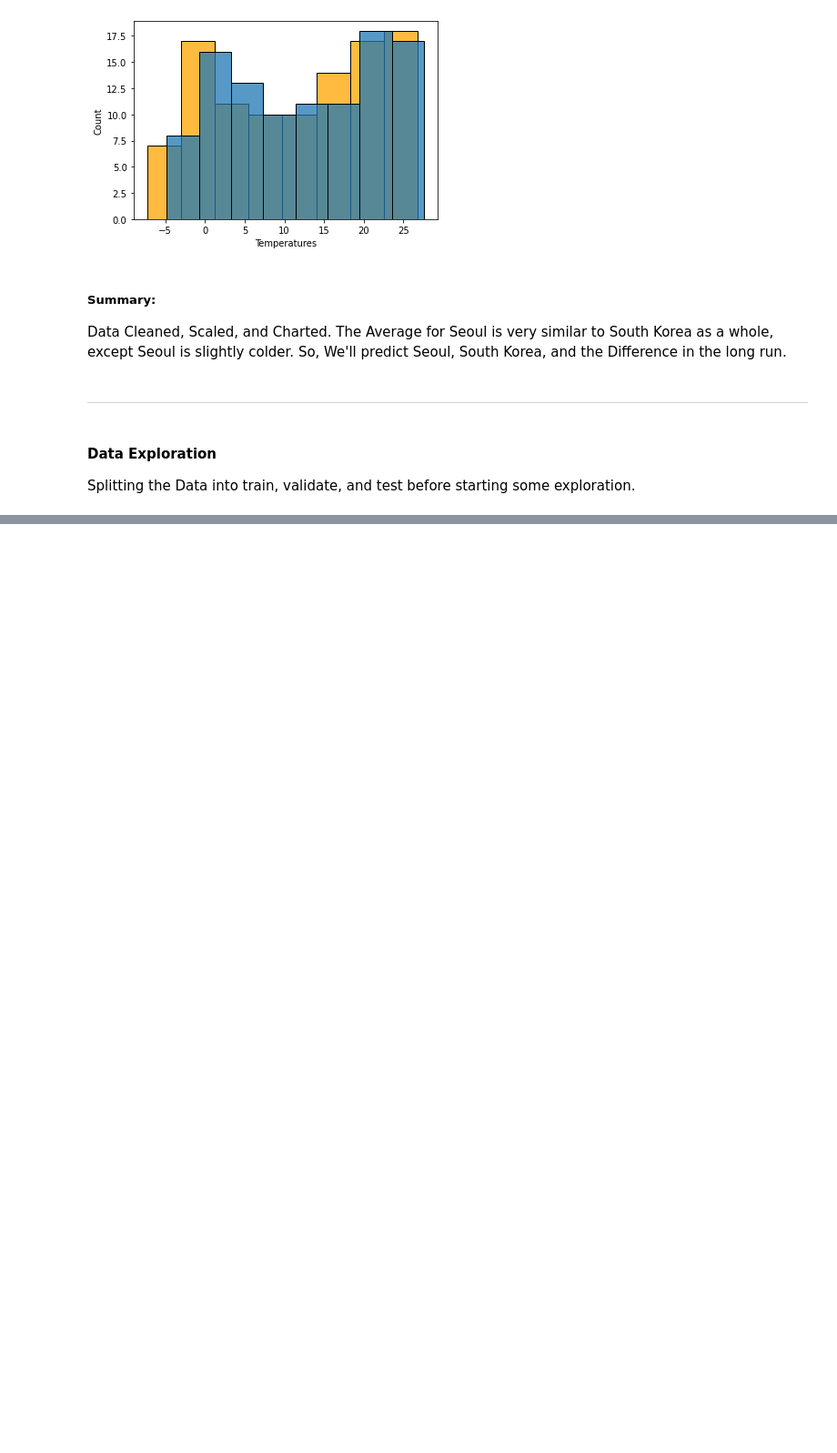
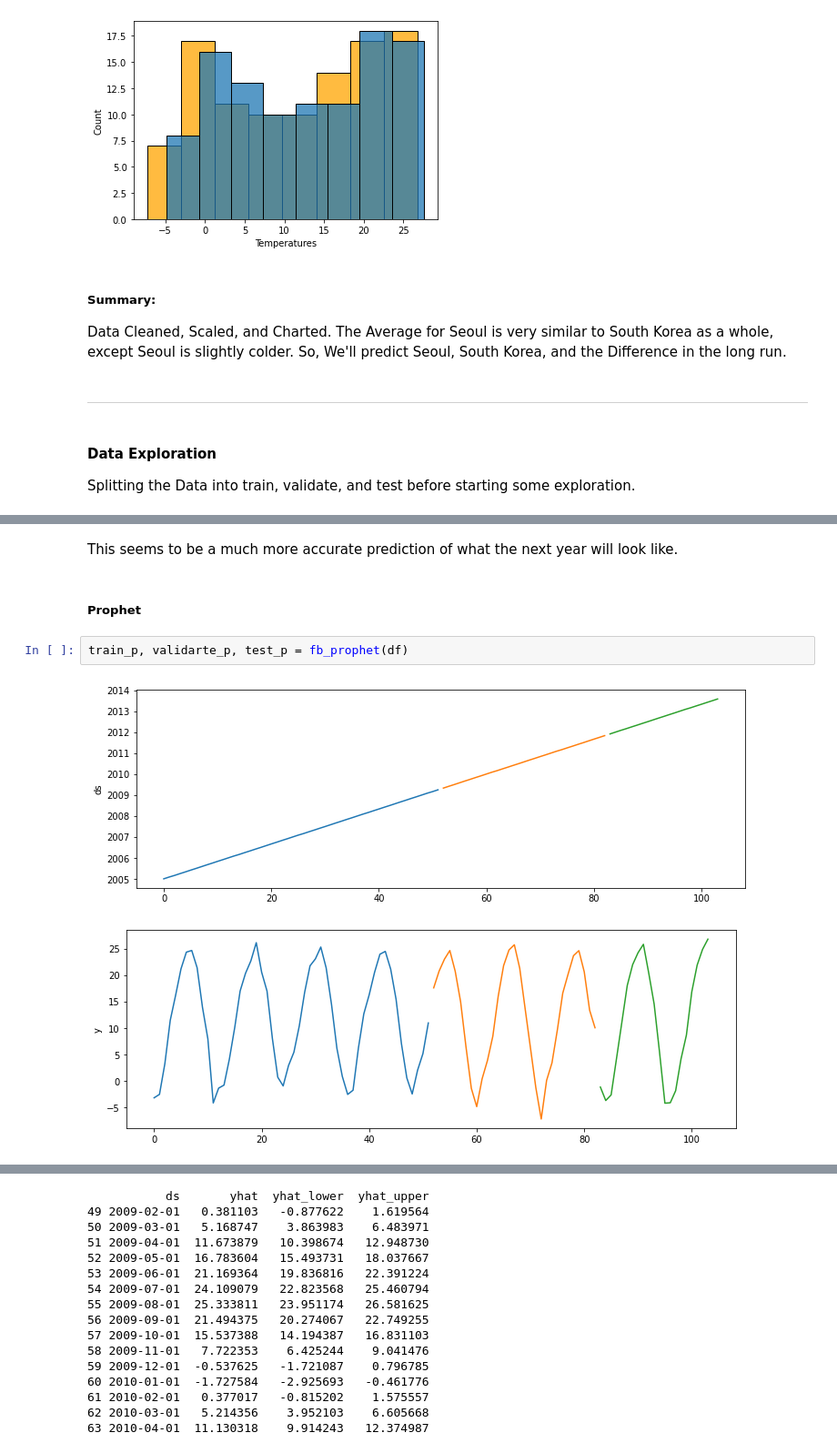
Before and after one commit to JenniferMLewis/time_series_mini_project, a Jupyter notebook: final_notebook.ipynb, the cells around one changed output, grey strips where cells are left out. Shown: that part at 91% size. Saved outputs shown, nothing was run; the diff lists cells and outputs as text; blank space fills up the shorter version.

```diff
--- a/final_notebook.ipynb
+++ b/final_notebook.ipynb
@@ -107,0 +259,9 @@ Correlation : 0.9986328749191393
+# %% [markdown]
+This seems to be a much more accurate prediction of what the next year will look like.
+# %% [markdown]
+##### Prophet
+# %%
+train_p, validarte_p, test_p = fb_prophet(df)
+# %% [output]
+[figure, added]
+[figure, added]
@@ -107,0 +270,16 @@ Correlation : 0.9986328749191393
+           ds       yhat  yhat_lower  yhat_upper
+49 2009-02-01   0.381103   -0.877622    1.619564
+50 2009-03-01   5.168747    3.863983    6.483971
+51 2009-04-01  11.673879   10.398674   12.948730
+52 2009-05-01  16.783604   15.493731   18.037667
+53 2009-06-01  21.169364   19.836816   22.391224
+54 2009-07-01  24.109079   22.823568   25.460794
+55 2009-08-01  25.333811   23.951174   26.581625
+56 2009-09-01  21.494375   20.274067   22.749255
+57 2009-10-01  15.537388   14.194387   16.831103
+58 2009-11-01   7.722353    6.425244    9.041476
+59 2009-12-01  -0.537625   -1.721087    0.796785
+60 2010-01-01  -1.727584   -2.925693   -0.461776
+61 2010-02-01   0.377017   -0.815202    1.575557
+62 2010-03-01   5.214356    3.952103    6.605668
+63 2010-04-01  11.130318    9.914243   12.374987
```
Also changed, not shown: parts of 35 cells of this notebook.
